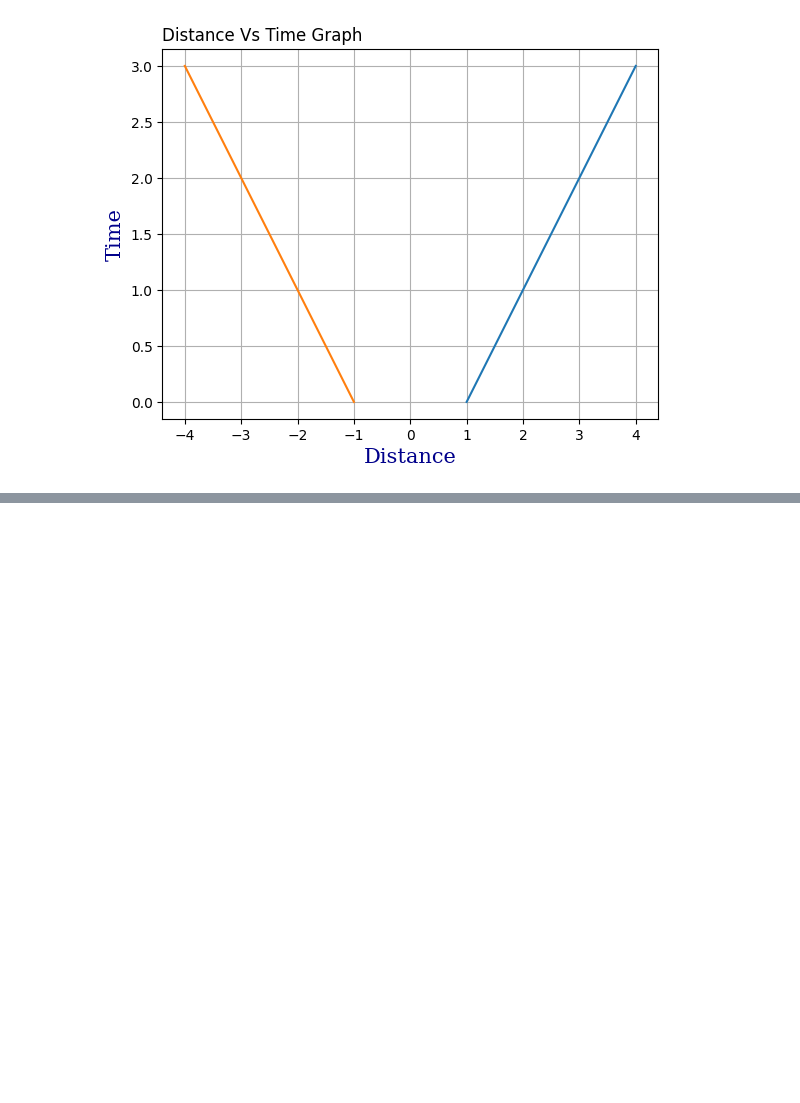
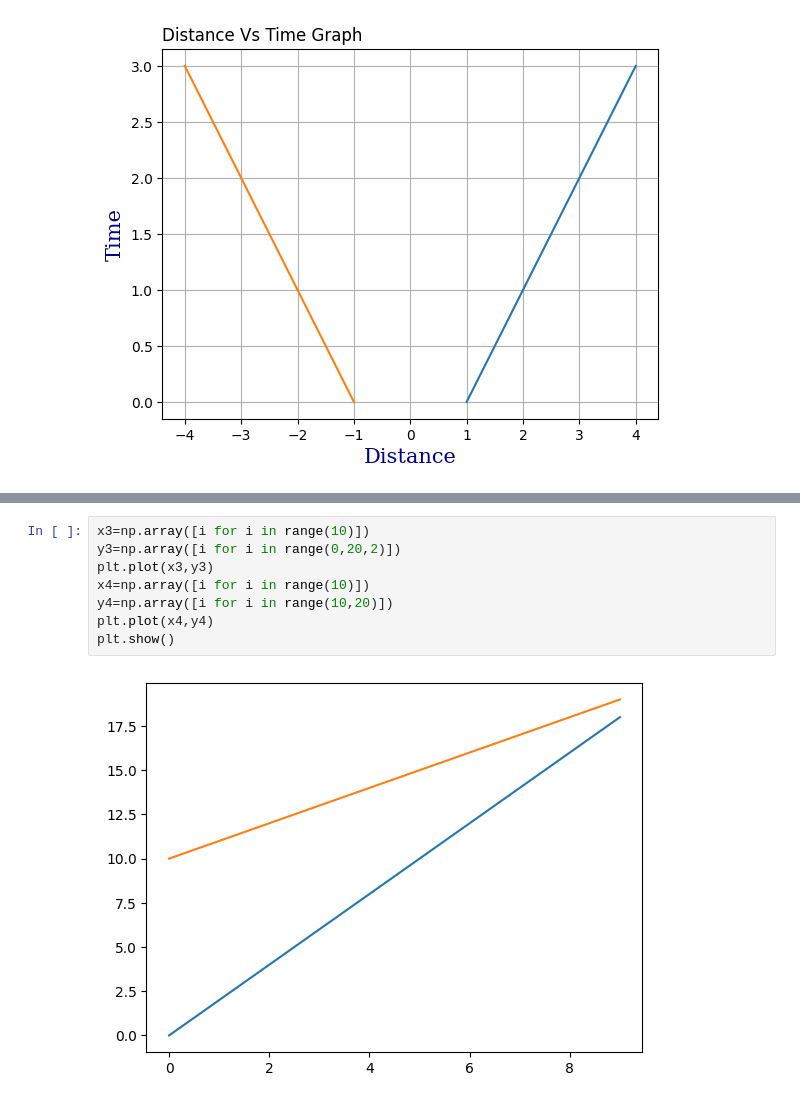
Before and after one commit to themysterysolver/PYTHON_BASICS, a Jupyter notebook: MATPLOTLIB/Matplotlib.ipynb, the cells around one changed output, grey strips where cells are left out. Drawn from its saved outputs; the diff is of its cells as text; blank space fills up the shorter version.

```diff
--- a/MATPLOTLIB/Matplotlib.ipynb
+++ b/MATPLOTLIB/Matplotlib.ipynb
@@ -110,0 +118,10 @@ plt.grid() #axis='x' or axis='y' color,linestyle,linewidwth can be given to grid
+# %%
+x3=np.array([i for i in range(10)])
+y3=np.array([i for i in range(0,20,2)])
+plt.plot(x3,y3)
+x4=np.array([i for i in range(10)])
+y4=np.array([i for i in range(10,20)])
+plt.plot(x4,y4)
+plt.show()
+# %% [output]
+[figure, added]
```
Also changed, not shown: parts of 2 cells of this notebook.
